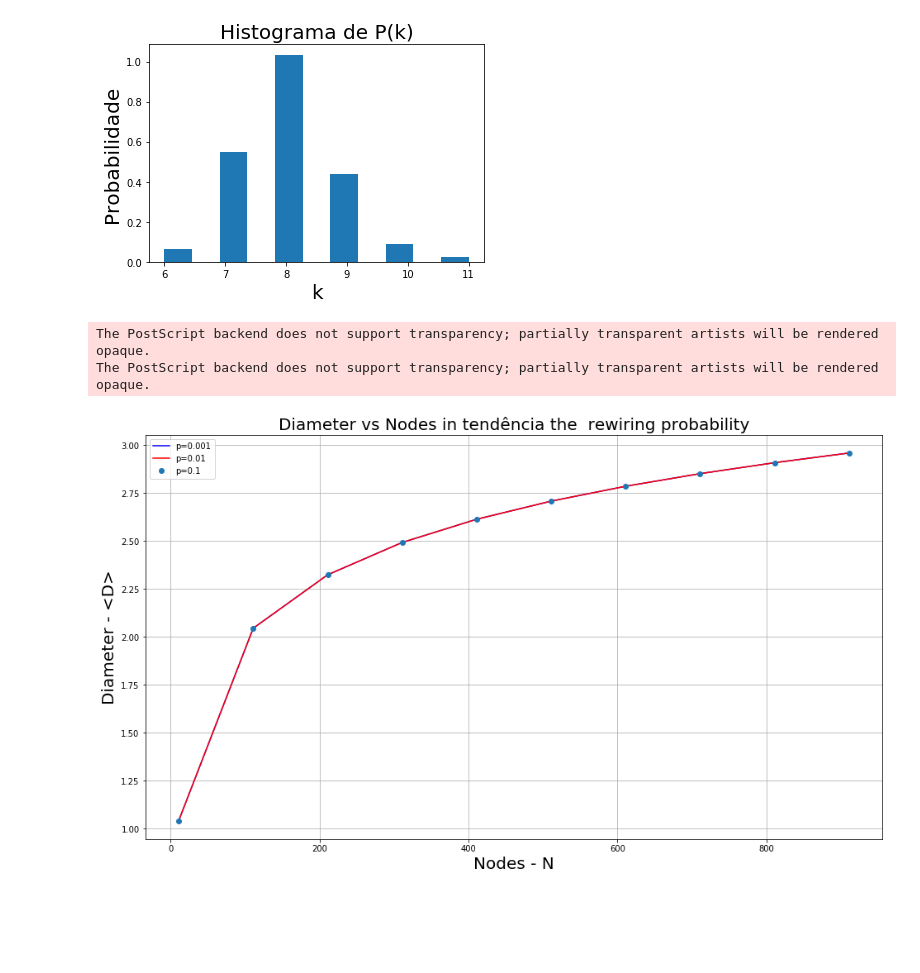
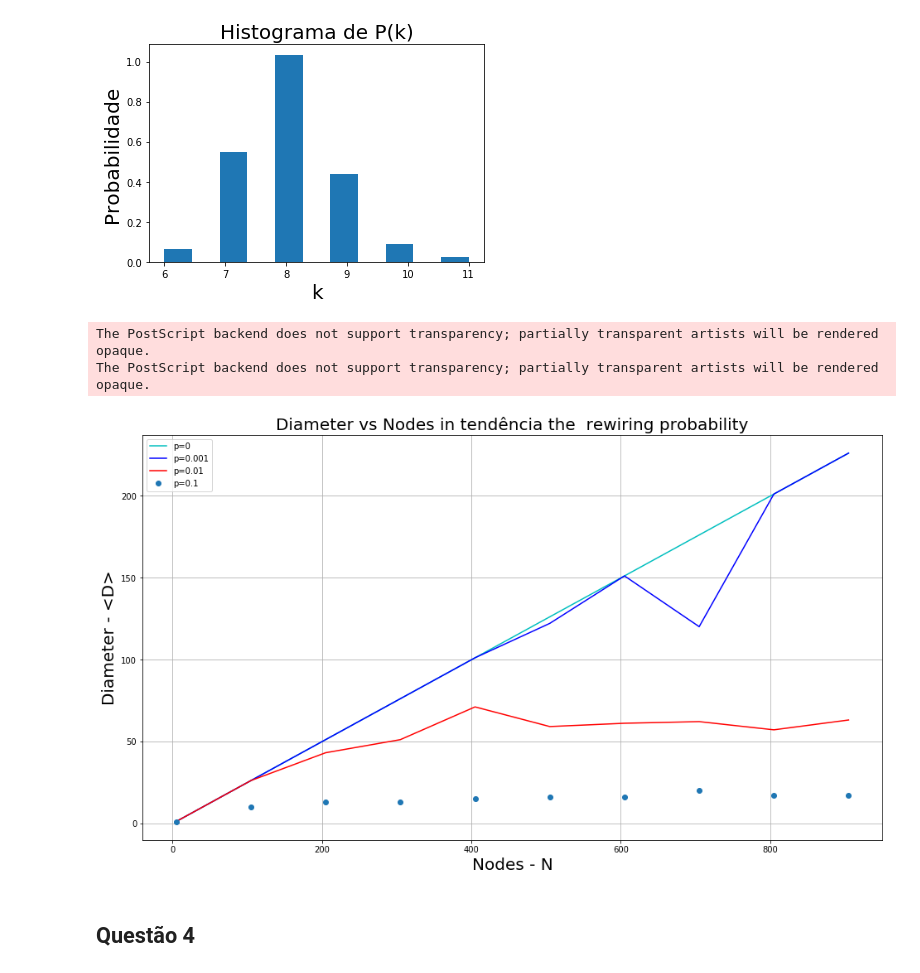
Before and after one commit to illiamw/Redes-Complexas, a Jupyter notebook: Projeto3/Projeto3.ipynb, the cells around one changed output. Drawn from its saved outputs; the diff is of its cells as text; code cells hidden in the pictures; blank space fills up the shorter version.

Commit message:
Lista3

```diff
--- a/Projeto3/Projeto3.ipynb
+++ b/Projeto3/Projeto3.ipynb
@@ -526,15 +530,14 @@ def plot_rewiring_nodes(k,q):
     Nodes = []
     for N in np.arange(k+1, 1000, 100): #q is the rewiring probability
         G = nx.watts_strogatz_graph(N, k, q, seed=None)
-        d = dict(G.degree()) #discionario de grau por no
-        degree = list(d.values()) #passando para lista apenas com os graus
-        d = np.log(N)/np.log(np.mean(degree))
+        d =nx.diameter(G)
         medida.append(d)
         Nodes.append(N)
     return medida, Nodes
 # %%
-def plot_rewiring_variation(p1,p2,p3, n):
+def plot_rewiring_variation(p0,p1,p2,p3, n):
     plt.figure(figsize=(16,9))
+    plt.plot(n,p0,'c', label='p=0')
     plt.plot(n,p1,'b', label='p=0.001')
     plt.plot(n,p2,'r', label='p=0.01')
     plt.plot(n,p3,'o', label='p=0.1')
@@ -545,6 +548,8 @@ def plot_rewiring_variation(p1,p2,p3, n):
     plt.grid(True)
     plt.savefig('WS.eps') #save the figure into a file
     plt.show();
+# %%
+p0, n = plot_rewiring_nodes(10,0)
 # %%
 p1, n = plot_rewiring_nodes(10,0.001)
 # %%
@@ -552,8 +557,10 @@ p2, n = plot_rewiring_nodes(10,0.01)
 # %%
 p3, n = plot_rewiring_nodes(10,0.1)
 # %%
-plot_rewiring_variation(p1,p2,p3, n)
+plot_rewiring_variation(p0,p1,p2,p3, n)
 # %% [output]
 The PostScript backend does not support transparency; partially transparent artists will be rendered opaque.
 The PostScript backend does not support transparency; partially transparent artists will be rendered opaque.
-[figure, old version]
+[figure, new version]
+# %% [markdown]
+## Questão 4
```
Also changed, not shown: parts of 29 cells of this notebook, 1 other file.
